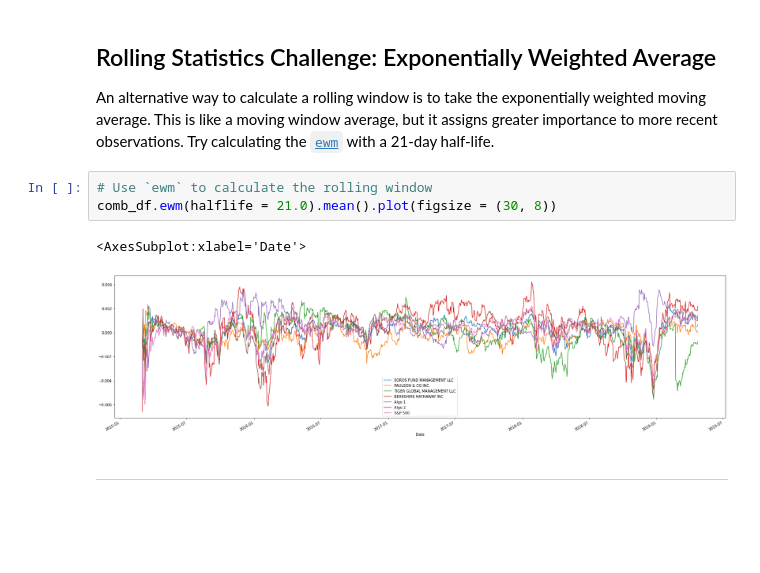
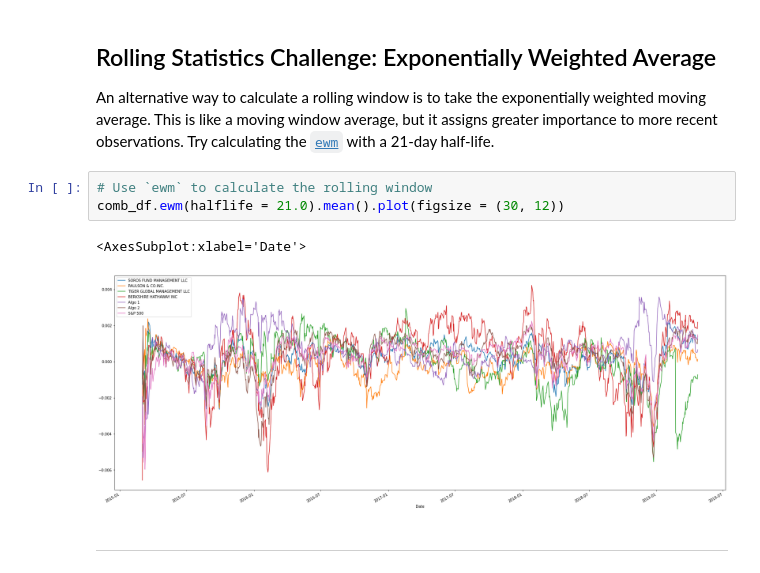
Before and after one commit to jdfwsp/pandas_for_data, a Jupyter notebook: whale_analysis.ipynb, the cells around one changed output. Drawn from its saved outputs; the diff is of its cells as text; blank space fills up the shorter version.

```diff
--- a/whale_analysis.ipynb
+++ b/whale_analysis.ipynb
@@ -296,10 +295,10 @@ a2_beta.plot(figsize = (30, 8))
 An alternative way to calculate a rolling window is to take the exponentially weighted moving average. This is like a moving window average, but it assigns greater importance to more recent observations. Try calculating the [`ewm`](https://pandas.pydata.org/pandas-docs/stable/reference/api/pandas.DataFrame.ewm.html) with a 21-day half-life.
 # %%
 # Use `ewm` to calculate the rolling window
-comb_df.ewm(halflife = 21.0).mean().plot(figsize = (30, 8))
+comb_df.ewm(halflife = 21.0).mean().plot(figsize = (30, 12))
 # %% [output]
 <AxesSubplot:xlabel='Date'>
-[figure, old version]
+[figure, new version]
 # %% [markdown]
 ---
 # %% [markdown]
```
Also changed, not shown: parts of 5 cells of this notebook.
